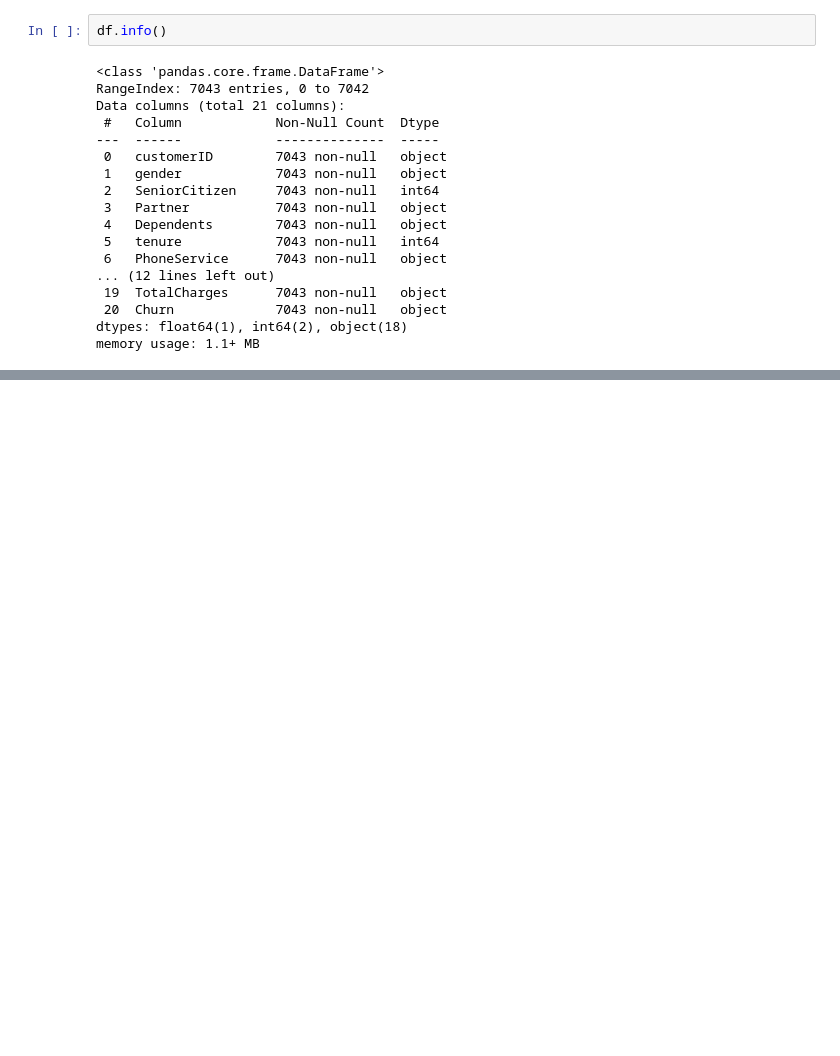
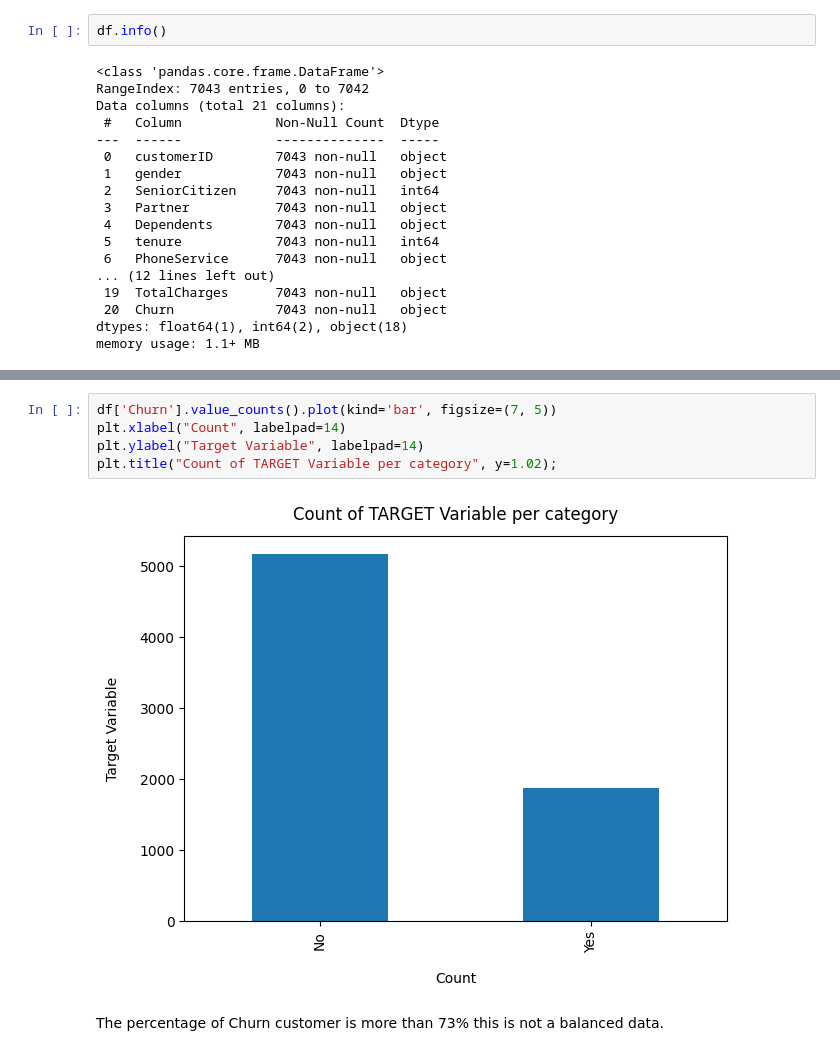
Before and after one commit to greatrifat/EDA, a Jupyter notebook: EDA_on_Telco_Customer.ipynb, the cells around one changed output, grey strips where cells are left out. Drawn from its saved outputs; the diff is of its cells as text; blank space fills up the shorter version.

```diff
--- a/EDA_on_Telco_Customer.ipynb
+++ b/EDA_on_Telco_Customer.ipynb
@@ -44,0 +76,10 @@ memory usage: 1.1+ MB
+# %%
+df['Churn'].value_counts().plot(kind='bar', figsize=(7, 5))
+plt.xlabel("Count", labelpad=14)
+plt.ylabel("Target Variable", labelpad=14)
+plt.title("Count of TARGET Variable per category", y=1.02);
+# %% [output]
+[figure, added]
+# %% [markdown]
+The percentage of Churn customer is more than 73%
+this is not a balanced data.
```
Also changed, not shown: parts of 60 cells of this notebook.
